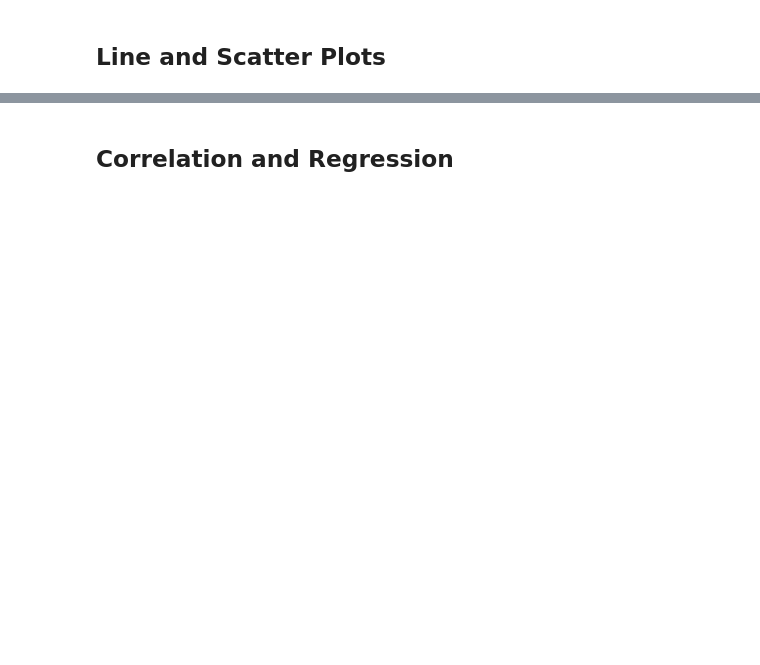
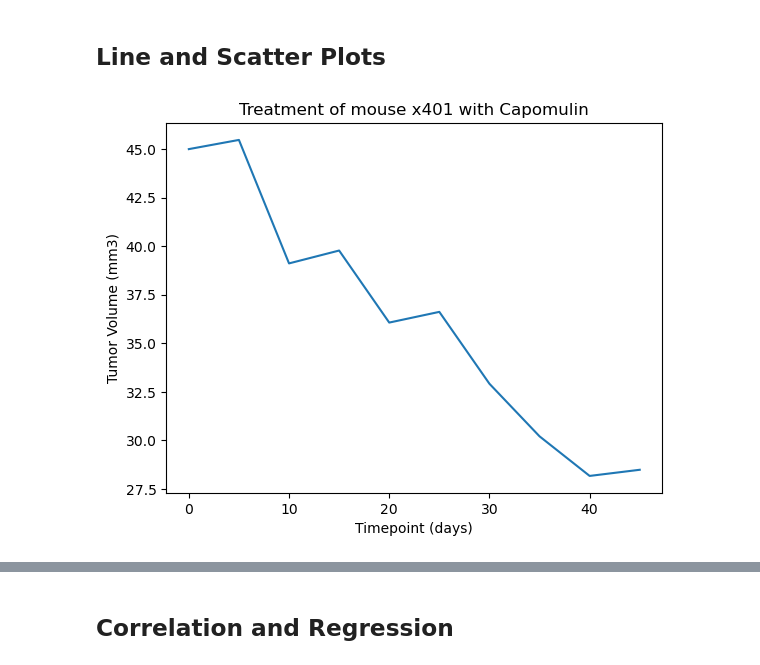
Before and after one commit to annabitzer/pymaceuticals_challenge, a Jupyter notebook: Pymaceuticals/pymaceuticals_module.ipynb, the cells around one changed output, grey strips where cells are left out. Drawn from its saved outputs; the diff is of its cells as text; code cells hidden in the pictures; blank space fills up the shorter version.

Commit message:
Line and Scatter Plots, Correlation and Regression done

```diff
--- a/Pymaceuticals/pymaceuticals_module.ipynb
+++ b/Pymaceuticals/pymaceuticals_module.ipynb
@@ -180,8 +181,15 @@ plt.show()
 # %%
 # Calculate the final tumor volume of each mouse across four of the treatment regimens:
 # Capomulin, Ramicane, Infubinol, and Ceftamin
-
+mouse_study_clean = mouse_study_clean.set_index("Mouse ID")
+mouse_study_clean.head()
 # Start by getting the last (greatest) timepoint for each mouse
-
+#final_tumor_vol = mouse_study_clean.groupby(["Mouse ID"]).max()["Timepoint"]
+#final_tumor_vol
 
 # Merge this group df with the original DataFrame to get the tumor volume at the last timepoint
+#mouse_study_clean["Highest Timepoint"] = final_tumor_vol
+#mouse_study_clean.head(50)
+
+#mouse_study_clean = mouse_study_clean.set_index("Mouse ID")
+#mouse_study_clean.head()
@@ -212,0 +225,19 @@ plt.show()
+# %%
+# Generate a line plot of tumor volume vs. time point for a single mouse treated with Capomulin
+#chose a single mouse randomly that is taking Capomulin
+single_mouse = mouse_study_clean.loc["x401", :]
+single_mouse
+
+#define axes
+x_axis = single_mouse["Timepoint"]
+y_axis = single_mouse["Tumor Volume (mm3)"]
+
+#create plot
+plt.plot(x_axis, y_axis)
+plt.title("Treatment of mouse x401 with Capomulin")
+plt.xlabel("Timepoint (days)")
+plt.ylabel("Tumor Volume (mm3)")
+
+plt.show()
+# %% [output]
+[figure, added]
```
Also changed, not shown: parts of 7 cells of this notebook.
